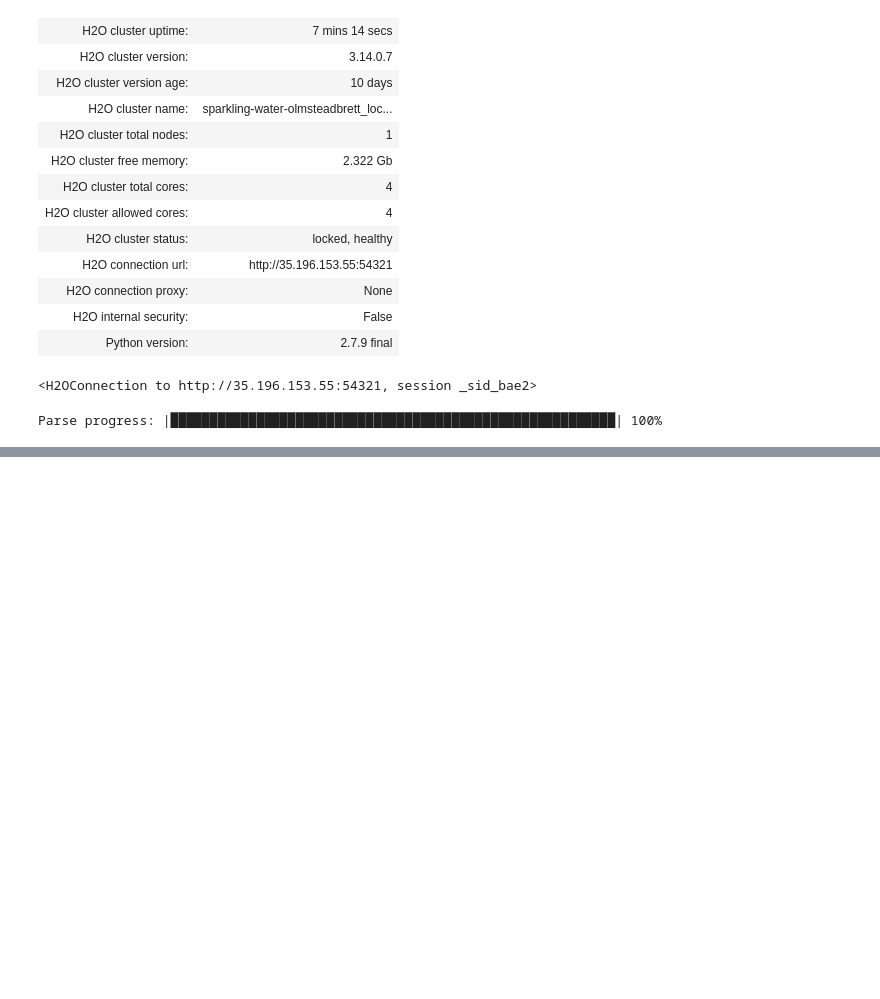
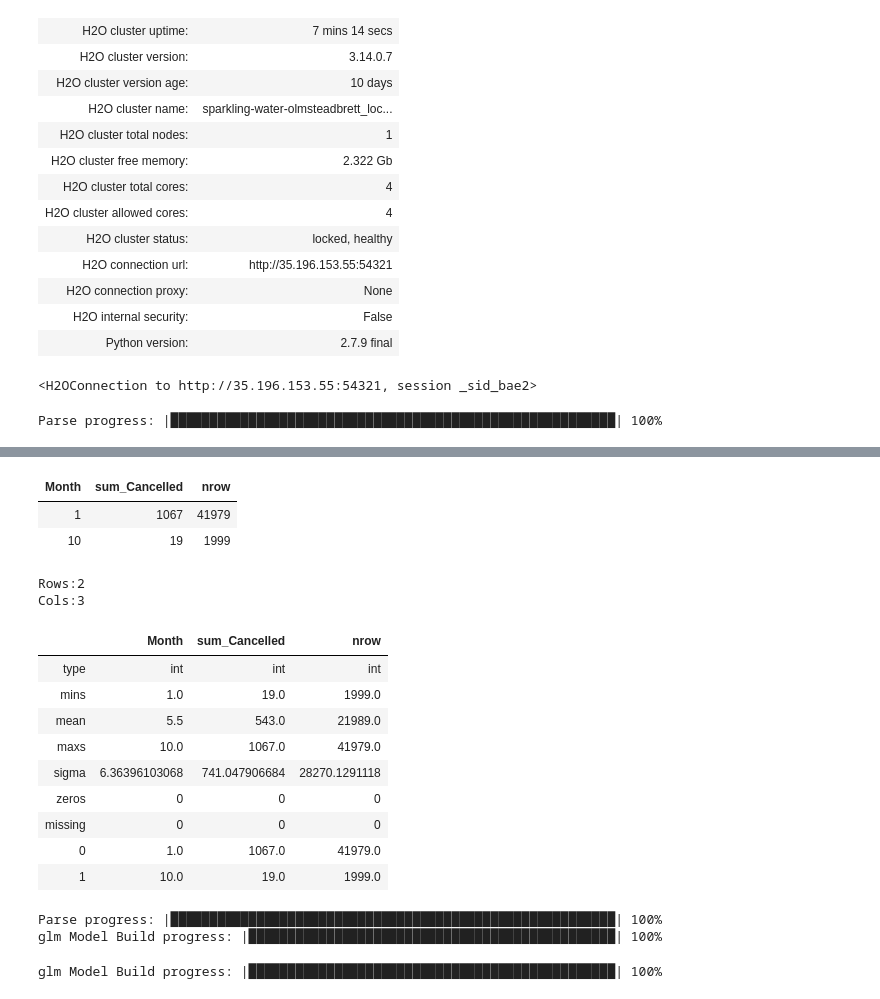
Before and after one commit to Brett777/Predict-Risk, a Jupyter notebook: Sparkling Water Test.ipynb, the cells around one changed output, grey strips where cells are left out. Saved outputs shown, nothing was run; the diff lists cells and outputs as text; code cells hidden in the pictures; blank space fills up the shorter version.

```diff
--- a/Sparkling Water Test.ipynb
+++ b/Sparkling Water Test.ipynb
@@ -31,0 +110,52 @@ Parse progress: |█████████████████████
+# %%
+# Group flights by month
+grouped = data.group_by("Month")
+bpd = grouped.count().sum("Cancelled").frame
+bpd.show()
+bpd.describe()
+bpd.dim
+
+# Convert columns to factors
+data["Year"]      = data["Year"]     .asfactor()
+data["Month"]     = data["Month"]    .asfactor()
+data["DayOfWeek"] = data["DayOfWeek"].asfactor()
+data["Cancelled"] = data["Cancelled"].asfactor()
+# %% [output]
+| Month | sum_Cancelled | nrow |
+| 1 | 1067 | 41979 |
+| 10 | 19 | 1999 |
+Rows:2
+Cols:3
+|  | Month | sum_Cancelled | nrow |
+| type | int | int | int |
+| mins | 1.0 | 19.0 | 1999.0 |
+| mean | 5.5 | 543.0 | 21989.0 |
+| maxs | 10.0 | 1067.0 | 41979.0 |
+| sigma | 6.36396103068 | 741.047906684 | 28270.1291118 |
+| zeros | 0 | 0 | 0 |
+| missing | 0 | 0 | 0 |
+| 0 | 1.0 | 1067.0 | 41979.0 |
+| 1 | 10.0 | 19.0 | 1999.0 |
+# %%
+# Calculate and plot travel time
+hour1 = data["CRSArrTime"] / 100
+mins1 = data["CRSArrTime"] % 100
+arrTime = hour1*60 + mins1
+
+hour2 = data["CRSDepTime"] / 100
+mins2 = data["CRSDepTime"] % 100
+depTime = hour2*60 + mins2
+
+# TODO: Replace this once list comprehension is supported. See PUBDEV-1286.
+# data["TravelTime"] = [x if x > 0 else None for x in (arrTime - depTime)]
+data["TravelTime"] = (arrTime-depTime > 0).ifelse((arrTime-depTime), h2o.H2OFrame([[None]] * data.nrow))
+scatter_plot(data, "Distance", "TravelTime")
+# %% [output]
+Parse progress: |█████████████████████████████████████████████████████████| 100%
+glm Model Build progress: |███████████████████████████████████████████████| 100%
+# %%
+# Impute missing travel times and re-plot
+data.impute(column = "Distance", by = ["Origin", "Dest"])
+scatter_plot(data, "Distance", "TravelTime")
+# %% [output]
+glm Model Build progress: |███████████████████████████████████████████████| 100%
```
Also changed, not shown: parts of 6 cells of this notebook.
